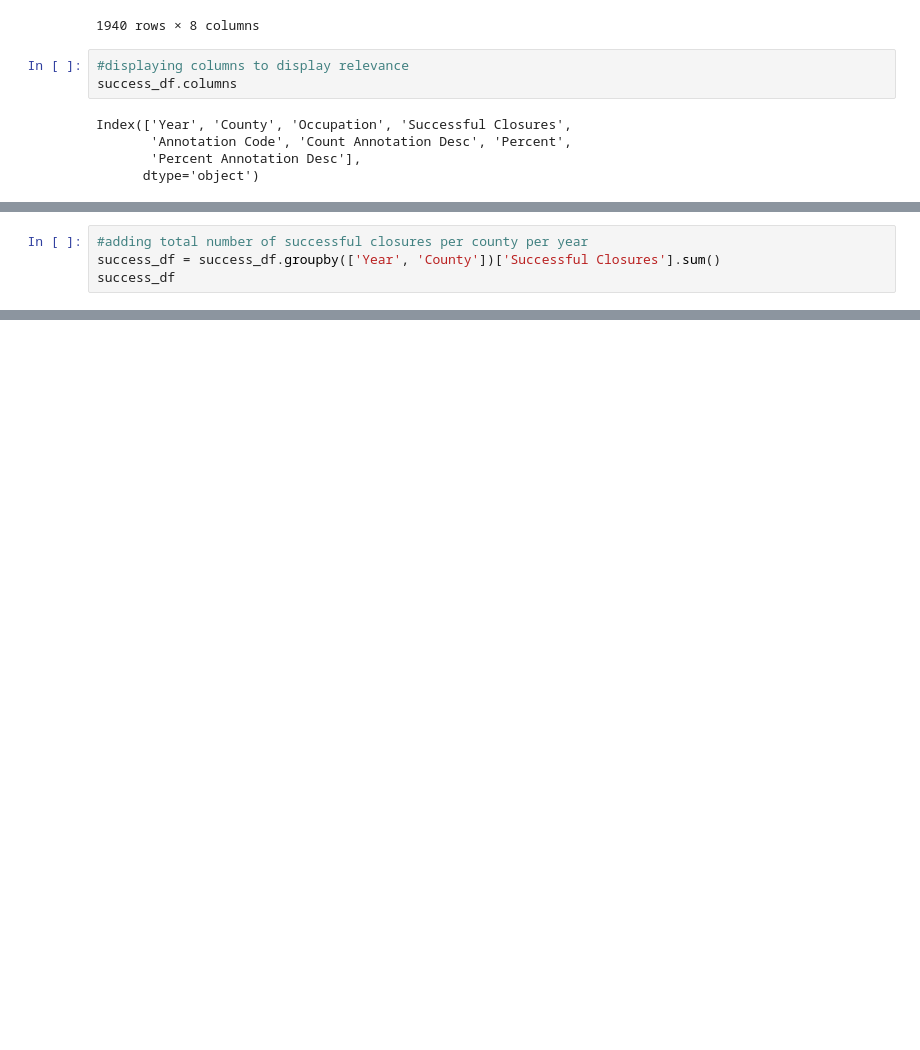
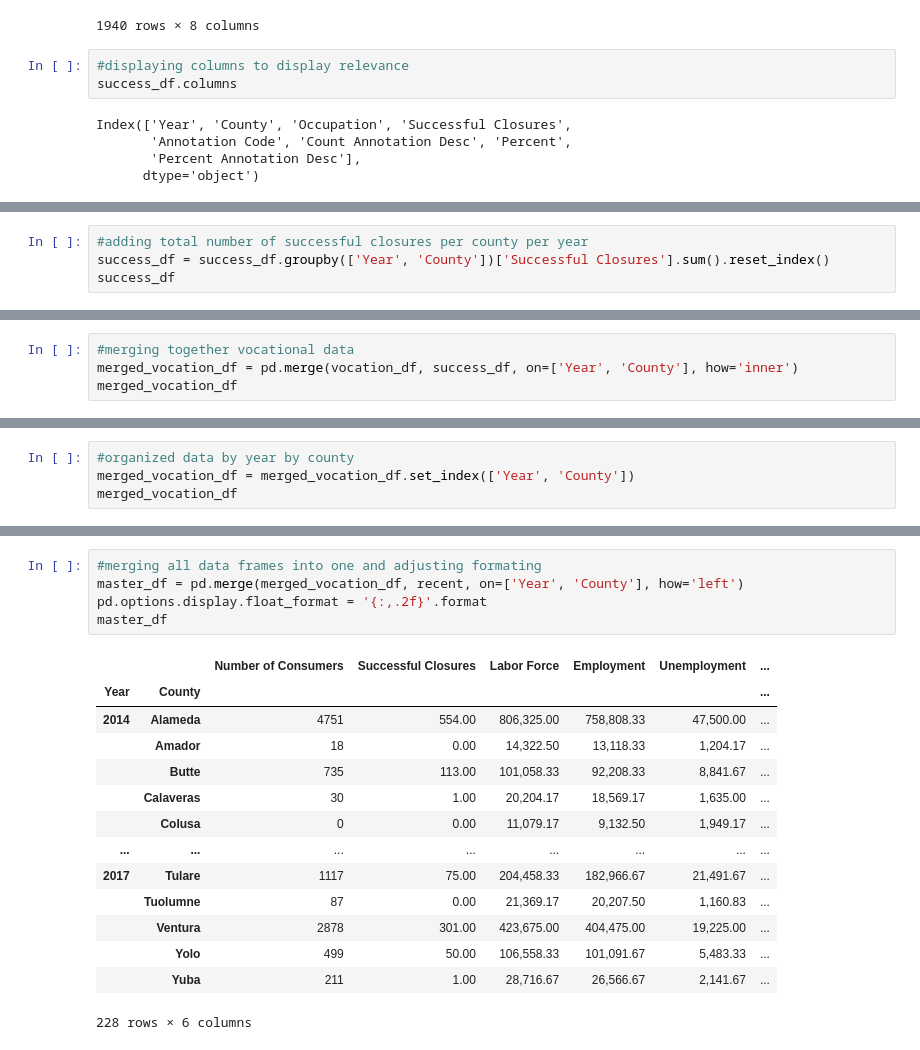
Before and after one commit to evacs/Project-1, a Jupyter notebook: voc_rehab.ipynb, the cells around one changed output, grey strips where cells are left out. Cells and saved outputs as stored; diff of their text form; blank space fills up the shorter version.

```diff
--- a/voc_rehab.ipynb
+++ b/voc_rehab.ipynb
@@ -172,4 +153,0 @@ success_df
-# %%
-#adding total number of successful closures per county per year
-success_df = success_df.groupby(['Year', 'County'])['Successful Closures'].sum()
-success_df
@@ -189,0 +179,4 @@ Name: Successful Closures, Length: 230, dtype: float64
+# %%
+#adding total number of successful closures per county per year
+success_df = success_df.groupby(['Year', 'County'])['Successful Closures'].sum().reset_index()
+success_df
@@ -189,0 +197,4 @@ Name: Successful Closures, Length: 230, dtype: float64
+# %%
+#merging together vocational data
+merged_vocation_df = pd.merge(vocation_df, success_df, on=['Year', 'County'], how='inner')
+merged_vocation_df
@@ -189,0 +215,4 @@ Name: Successful Closures, Length: 230, dtype: float64
+# %%
+#organized data by year by county
+merged_vocation_df = merged_vocation_df.set_index(['Year', 'County'])
+merged_vocation_df
@@ -189,0 +234,20 @@ Name: Successful Closures, Length: 230, dtype: float64
+# %%
+#merging all data frames into one and adjusting formating
+master_df = pd.merge(merged_vocation_df, recent, on=['Year', 'County'], how='left')
+pd.options.display.float_format = '{:,.2f}'.format
+master_df
+# %% [output]
+|  |  | Number of Consumers | Successful Closures | Labor Force | Employment | Unemployment | ... |
+| Year | County |  |  |  |  |  | ... |
+| 2014 | Alameda | 4751 | 554.00 | 806,325.00 | 758,808.33 | 47,500.00 | ... |
+|  | Amador | 18 | 0.00 | 14,322.50 | 13,118.33 | 1,204.17 | ... |
+|  | Butte | 735 | 113.00 | 101,058.33 | 92,208.33 | 8,841.67 | ... |
+|  | Calaveras | 30 | 1.00 | 20,204.17 | 18,569.17 | 1,635.00 | ... |
+|  | Colusa | 0 | 0.00 | 11,079.17 | 9,132.50 | 1,949.17 | ... |
+| ... | ... | ... | ... | ... | ... | ... | ... |
+| 2017 | Tulare | 1117 | 75.00 | 204,458.33 | 182,966.67 | 21,491.67 | ... |
+|  | Tuolumne | 87 | 0.00 | 21,369.17 | 20,207.50 | 1,160.83 | ... |
+|  | Ventura | 2878 | 301.00 | 423,675.00 | 404,475.00 | 19,225.00 | ... |
+|  | Yolo | 499 | 50.00 | 106,558.33 | 101,091.67 | 5,483.33 | ... |
+|  | Yuba | 211 | 1.00 | 28,716.67 | 26,566.67 | 2,141.67 | ... |
+228 rows × 6 columns
```
Also changed, not shown: parts of 8 cells of this notebook.
